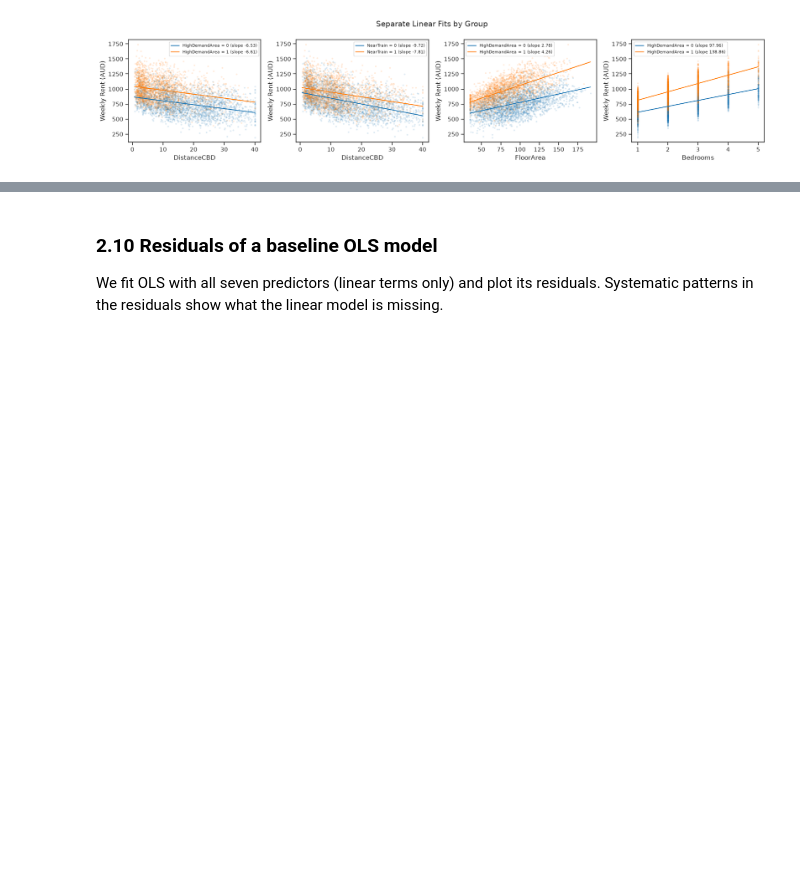
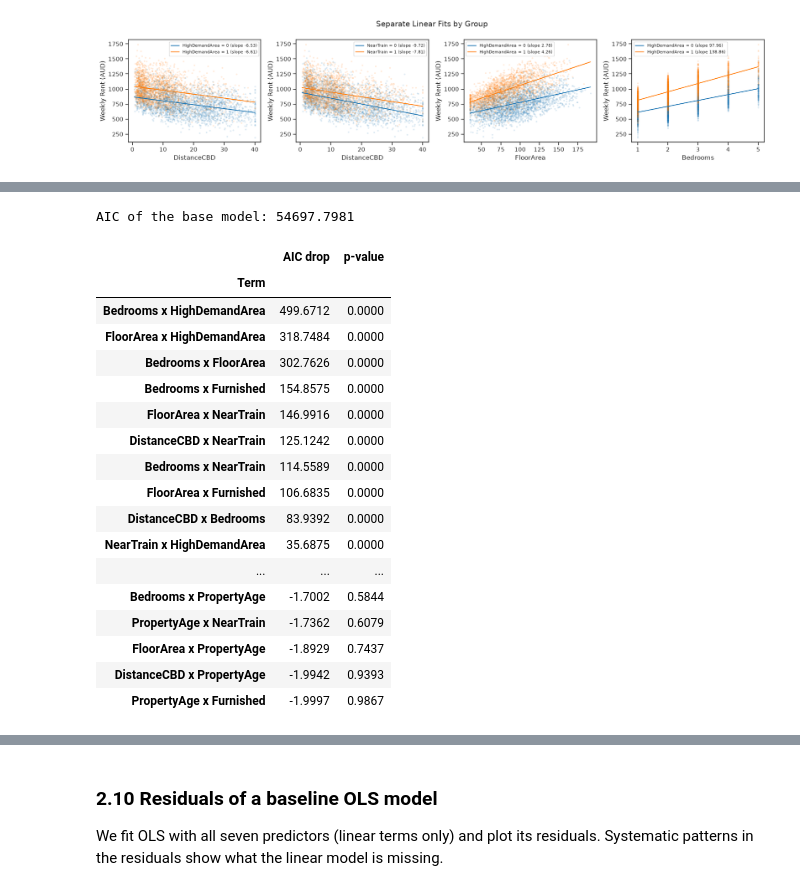
Before and after one commit to QingXueli/qbus2820, a Jupyter notebook: SID_Assignment1_implementation.ipynb, the cells around one changed output, grey strips where cells are left out. Drawn from its saved outputs; the diff is of its cells as text; code cells hidden in the pictures; blank space fills up the shorter version.

Commit message:
Rework Section 2.9 interaction analysis with lecture references
Co-Authored-By: Claude Opus 5.5 <noreply@anthropic.com>
Claude-Session: https://claude.ai/code/session_01EBVknjHKcdqYfCbgwhmvJF

```diff
--- a/SID_Assignment1_implementation.ipynb
+++ b/SID_Assignment1_implementation.ipynb
@@ -371,22 +379,0 @@ This is only a screening step; the final choice of terms is made with cross-vali
-# %%
-import itertools
-
-x_with_intercept = sm.add_constant(train[predictors], prepend=True)
-base = sm.OLS(train[response], x_with_intercept).fit()
-
-screening = []
-# Pairwise interactions
-for var1, var2 in itertools.combinations(predictors, 2):
-    x = train[predictors].copy()
-    x['new_term'] = x[var1] * x[var2]
-    est = sm.OLS(train[response], sm.add_constant(x, prepend=True)).fit()
-    screening.append({'Term': var1 + ' x ' + var2, 'AIC drop': base.aic - est.aic, 'p-value': est.pvalues['new_term']})
-# Squared terms (not for 0/1 variables, since x^2 = x)
-for var in continuous + ['Bedrooms']:
-    x = train[predictors].copy()
-    x['new_term'] = x[var] ** 2
-    est = sm.OLS(train[response], sm.add_constant(x, prepend=True)).fit()
-    screening.append({'Term': var + '^2', 'AIC drop': base.aic - est.aic, 'p-value': est.pvalues['new_term']})
-
-screening = pd.DataFrame(screening).sort_values('AIC drop', ascending = False).set_index('Term')
-screening.round(4)
@@ -411,0 +380,48 @@ screening.round(4)
+# %%
+# Base model: OLS with the seven predictors (linear terms only)
+x_with_intercept = sm.add_constant(train[predictors], prepend=True)
+base = sm.OLS(train[response], x_with_intercept).fit()
+print('AIC of the base model: {0:.4f}'.format(base.aic))
+# %% [output]
+AIC of the base model: 54697.7981
+# %%
+# Add each pairwise interaction to the base model, one at a time
+interaction_results = []
+
+for j in range(len(predictors)):
+    for k in range(j + 1, len(predictors)):     # k starts at j + 1, so each pair is used once and never with itself
+        var1 = predictors[j]
+        var2 = predictors[k]
+
+        x = train[predictors].copy()               # copy, so the original data are not changed
+        x['new_term'] = x[var1] * x[var2]          # interaction term = product of the two predictors
+        x_with_intercept = sm.add_constant(x, prepend=True)
+        est = sm.OLS(train[response], x_with_intercept).fit()
+
+        interaction_results.append({'Term': var1 + ' x ' + var2,
+                                    'AIC drop': base.aic - est.aic,          # how much the AIC falls
+                                    'p-value': est.pvalues['new_term']})     # significance of the new term
+
+# Put the results in a table, sorted from the most to the least useful term
+interaction_results = pd.DataFrame(interaction_results)
+interaction_results = interaction_results.sort_values('AIC drop', ascending = False).set_index('Term')
+interaction_results.round(4)
+# %% [output]
+|  | AIC drop | p-value |
+| Term |  |  |
+| Bedrooms x HighDemandArea | 499.6712 | 0.0000 |
+| FloorArea x HighDemandArea | 318.7484 | 0.0000 |
+| Bedrooms x FloorArea | 302.7626 | 0.0000 |
+| Bedrooms x Furnished | 154.8575 | 0.0000 |
+| FloorArea x NearTrain | 146.9916 | 0.0000 |
+| DistanceCBD x NearTrain | 125.1242 | 0.0000 |
+| Bedrooms x NearTrain | 114.5589 | 0.0000 |
+| FloorArea x Furnished | 106.6835 | 0.0000 |
+| DistanceCBD x Bedrooms | 83.9392 | 0.0000 |
+| NearTrain x HighDemandArea | 35.6875 | 0.0000 |
+| ... | ... | ... |
+| Bedrooms x PropertyAge | -1.7002 | 0.5844 |
+| PropertyAge x NearTrain | -1.7362 | 0.6079 |
+| FloorArea x PropertyAge | -1.8929 | 0.7437 |
+| DistanceCBD x PropertyAge | -1.9942 | 0.9393 |
+| PropertyAge x Furnished | -1.9997 | 0.9867 |
```
Also changed, not shown: parts of 8 cells of this notebook, 2 other files.
